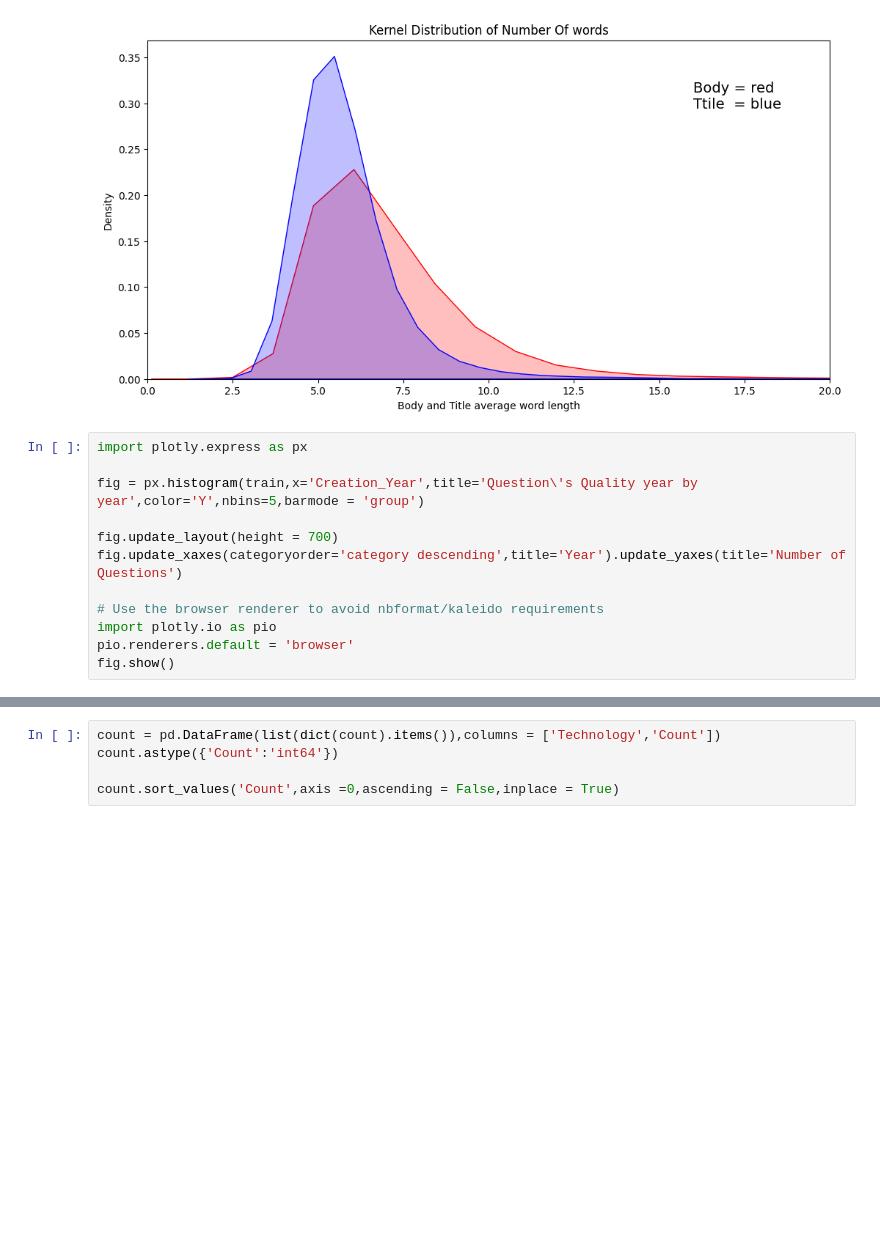
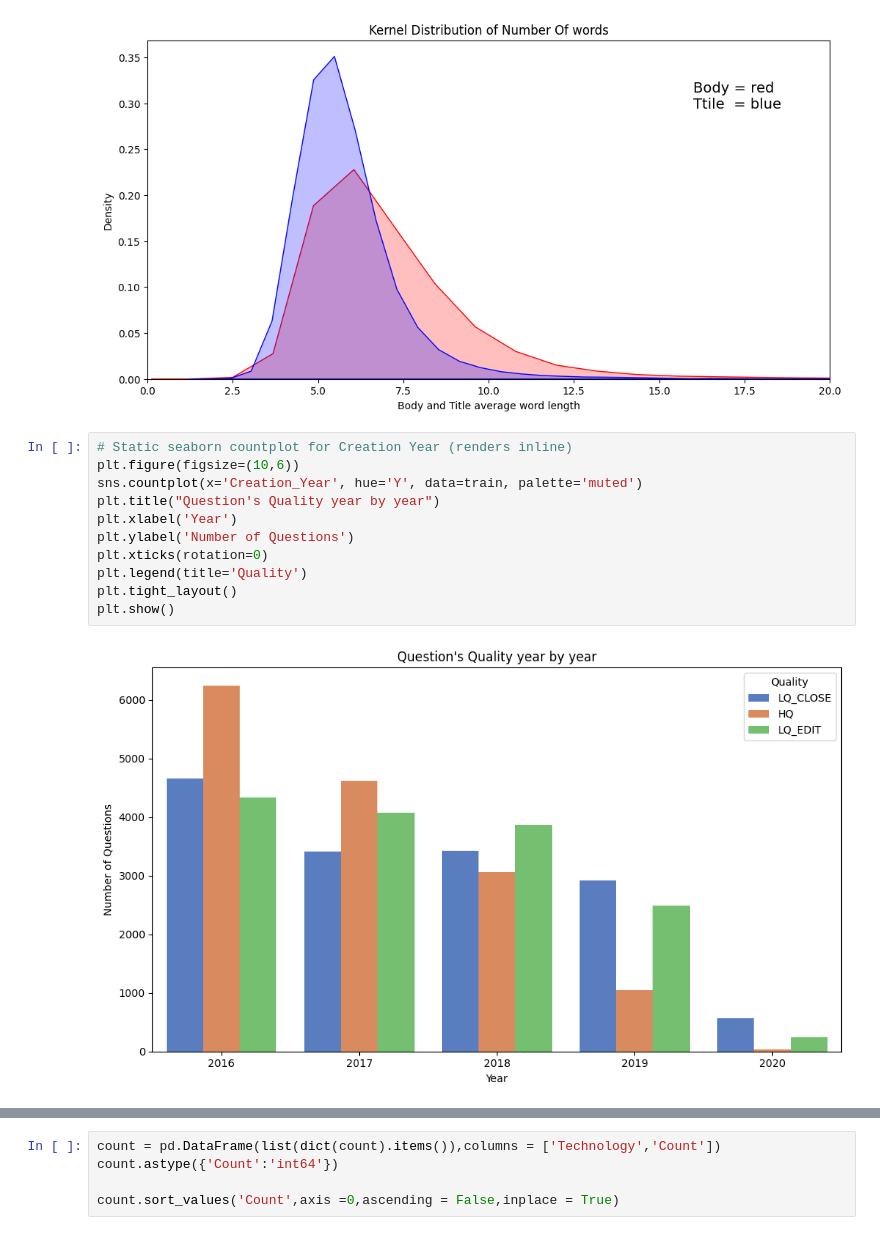
Before and after one commit to MarchingTorpedo/Stackoverflow_question_quality_analysis, a Jupyter notebook: stackoverflow_question_quality_analysis.ipynb, the cells around one changed output, grey strips where cells are left out. Saved outputs shown, nothing was run; the diff lists cells and outputs as text; blank space fills up the shorter version.

```diff
--- a/stackoverflow_question_quality_analysis.ipynb
+++ b/stackoverflow_question_quality_analysis.ipynb
@@ -454,15 +454,16 @@ plt.xlabel('Body and Title average word length')
 Text(0.5, 0, 'Body and Title average word length')
 [figure]
 # %%
-import plotly.express as px
-
-fig = px.histogram(train,x='Creation_Year',title='Question\'s Quality year by year',color='Y',nbins=5,barmode = 'group')
-
-fig.update_layout(height = 700)
-fig.update_xaxes(categoryorder='category descending',title='Year').update_yaxes(title='Number of Questions')
-
-# Use the browser renderer to avoid nbformat/kaleido requirements
-import plotly.io as pio
-pio.renderers.default = 'browser'
-fig.show()
+# Static seaborn countplot for Creation Year (renders inline)
+plt.figure(figsize=(10,6))
+sns.countplot(x='Creation_Year', hue='Y', data=train, palette='muted')
+plt.title("Question's Quality year by year")
+plt.xlabel('Year')
+plt.ylabel('Number of Questions')
+plt.xticks(rotation=0)
+plt.legend(title='Quality')
+plt.tight_layout()
+plt.show()
+# %% [output]
+[figure, added]
 # %%
```
Also changed, not shown: parts of 21 cells of this notebook.
